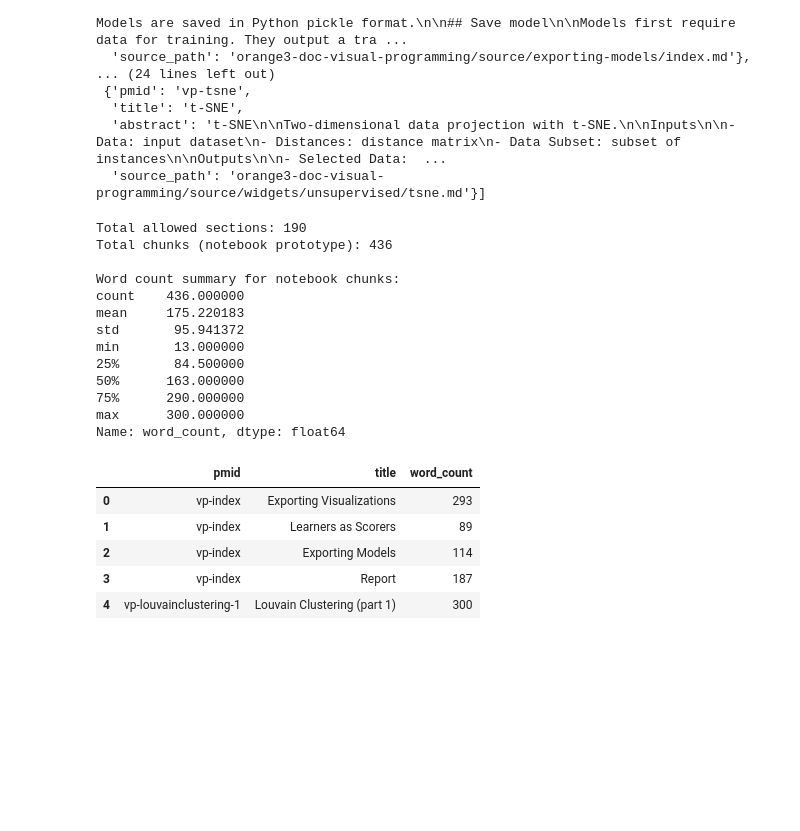
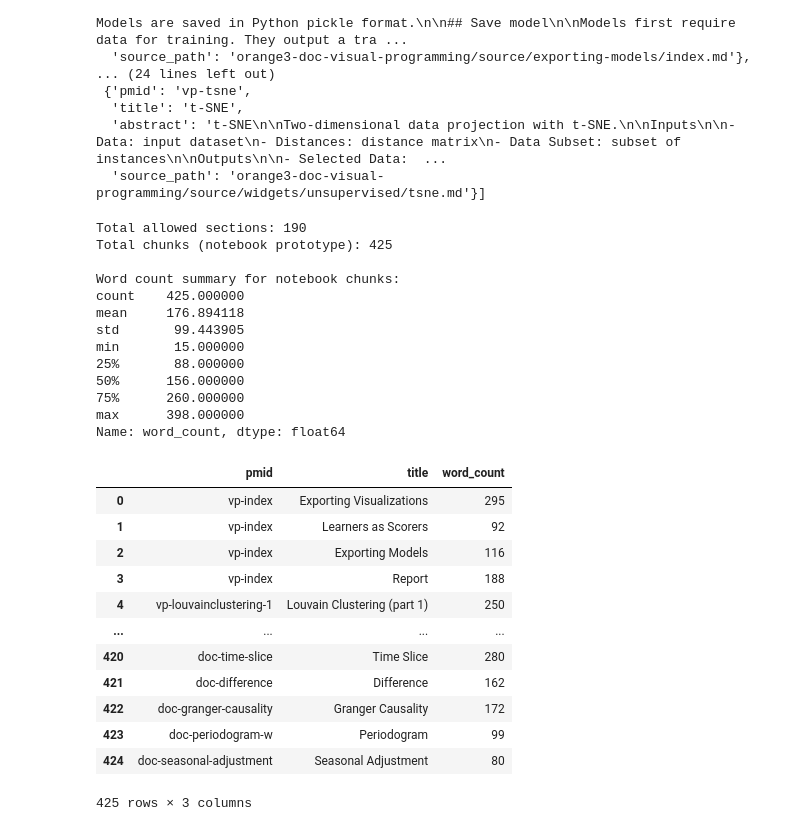
Before and after one commit to fulaibaowang/RAG-orange, a Jupyter notebook: notebooks/chunk-documentation.ipynb, the cells around one changed output. Cells and saved outputs as stored; diff of their text form; code cells hidden in the pictures; blank space fills up the shorter version.

Commit message:
chunk done for now

```diff
--- a/notebooks/chunk-documentation.ipynb
+++ b/notebooks/chunk-documentation.ipynb
@@ -97,6 +97,7 @@ RST_DIRECTIVE_RE = re.compile(r"^\s*\.\.\s+(toctree|automodule|autoclass|autoatt
 RST_OPTION_RE = re.compile(r"^\s*:[a-zA-Z0-9_-]+:\s*")
 EMPH_RE = re.compile(r"(\*{1,2})([^*]+)\1")   # *text* or **text**
 UNDERLINE_RE = re.compile(r"^[-=]{3,}\s*$")   # ==== or ---- lines
+NUMBERED_LIST_RE = re.compile(r"^\d+[\.\)]\s")  # 1. ..., 2) ...
 
 
 def clean_text(text: str) -> str:
@@ -459,55 +488,62 @@ for _, row in allowed_df.iterrows():
     if not chunks:
         continue
 
     if len(chunks) == 1:
-        chunk_rows.append(
-            {
-                "pmid": base_pmid,
-                "title": base_title,
-                "abstract": chunks[0],
-                "source_path": path,
-            }
-        )
+            chunk_rows.append(
+                {
+                    "pmid": base_pmid,
+                    "title": base_title,
+                    "abstract": f"{base_title}\n\n{chunks[0]}",  # prepend title
+                    "source_path": path,
+                }
+            )
     else:
         for idx, chunk_text in enumerate(chunks, start=1):
             pmid = f"{base_pmid}-{idx}"
             title = f"{base_title} (part {idx})"
             chunk_rows.append(
                 {
                     "pmid": pmid,
                     "title": title,
-                    "abstract": chunk_text,
+                    "abstract": f"{base_title}\n\n{chunk_text}",  # prepend title to every chunk
                     "source_path": path,
                 }
             )
 
 chunks_df = pd.DataFrame(chunk_rows)
 chunks_df["word_count"] = chunks_df["abstract"].str.split().str.len()
 
 print("Total allowed sections:", len(allowed_df))
 print("Total chunks (notebook prototype):", len(chunks_df))
 print("\nWord count summary for notebook chunks:")
 print(chunks_df["word_count"].describe())
 
-chunks_df[["pmid", "title", "word_count"]].head()
+chunks_df[["pmid", "title", "word_count"]]
 # %% [output]
 Total allowed sections: 190
-Total chunks (notebook prototype): 436
+Total chunks (notebook prototype): 425
 
 Word count summary for notebook chunks:
-count    436.000000
-mean     175.220183
-std       95.941372
-min       13.000000
-25%       84.500000
-50%      163.000000
-75%      290.000000
-max      300.000000
+count    425.000000
+mean     176.894118
+std       99.443905
+min       15.000000
+25%       88.000000
+50%      156.000000
+75%      260.000000
+max      398.000000
 Name: word_count, dtype: float64
 |  | pmid | title | word_count |
-| 0 | vp-index | Exporting Visualizations | 293 |
-| 1 | vp-index | Learners as Scorers | 89 |
-| 2 | vp-index | Exporting Models | 114 |
-| 3 | vp-index | Report | 187 |
-| 4 | vp-louvainclustering-1 | Louvain Clustering (part 1) | 300 |
+| 0 | vp-index | Exporting Visualizations | 295 |
+| 1 | vp-index | Learners as Scorers | 92 |
+| 2 | vp-index | Exporting Models | 116 |
+| 3 | vp-index | Report | 188 |
+| 4 | vp-louvainclustering-1 | Louvain Clustering (part 1) | 250 |
+| ... | ... | ... | ... |
+| 420 | doc-time-slice | Time Slice | 280 |
+| 421 | doc-difference | Difference | 162 |
+| 422 | doc-granger-causality | Granger Causality | 172 |
+| 423 | doc-periodogram-w | Periodogram | 99 |
+| 424 | doc-seasonal-adjustment | Seasonal Adjustment | 80 |
+425 rows × 3 columns
 # %%
```
Also changed, not shown: parts of 7 cells of this notebook, 3 other files.
